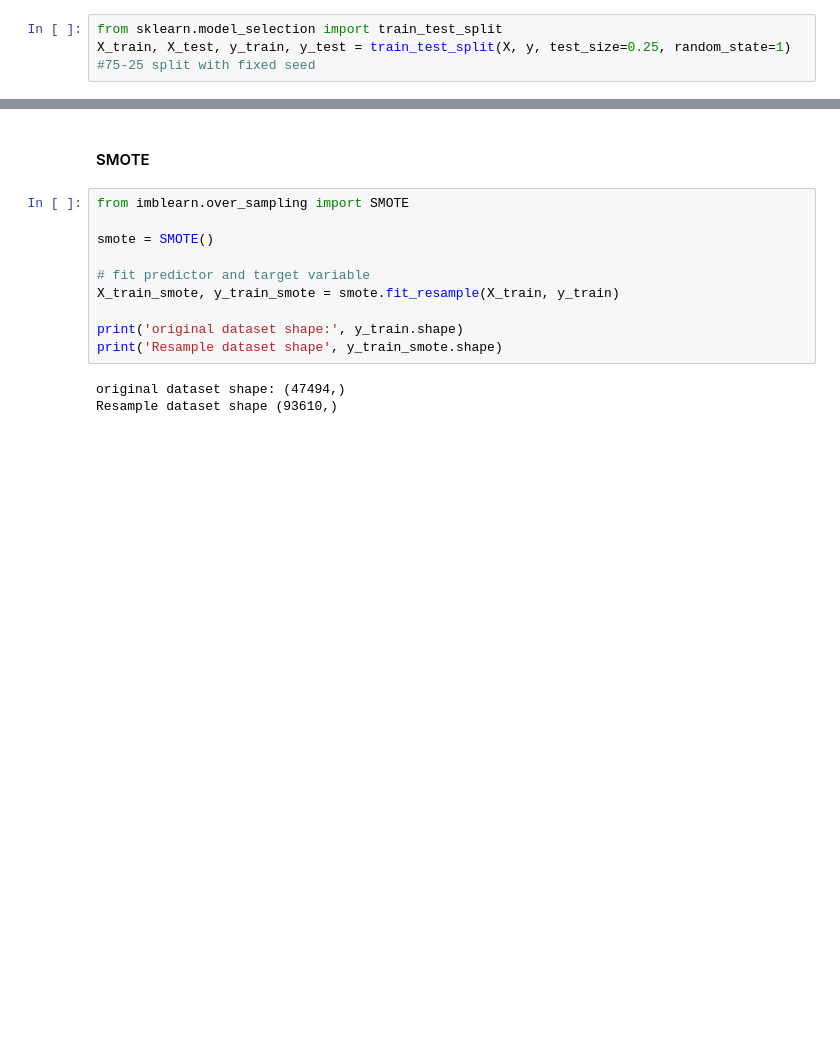
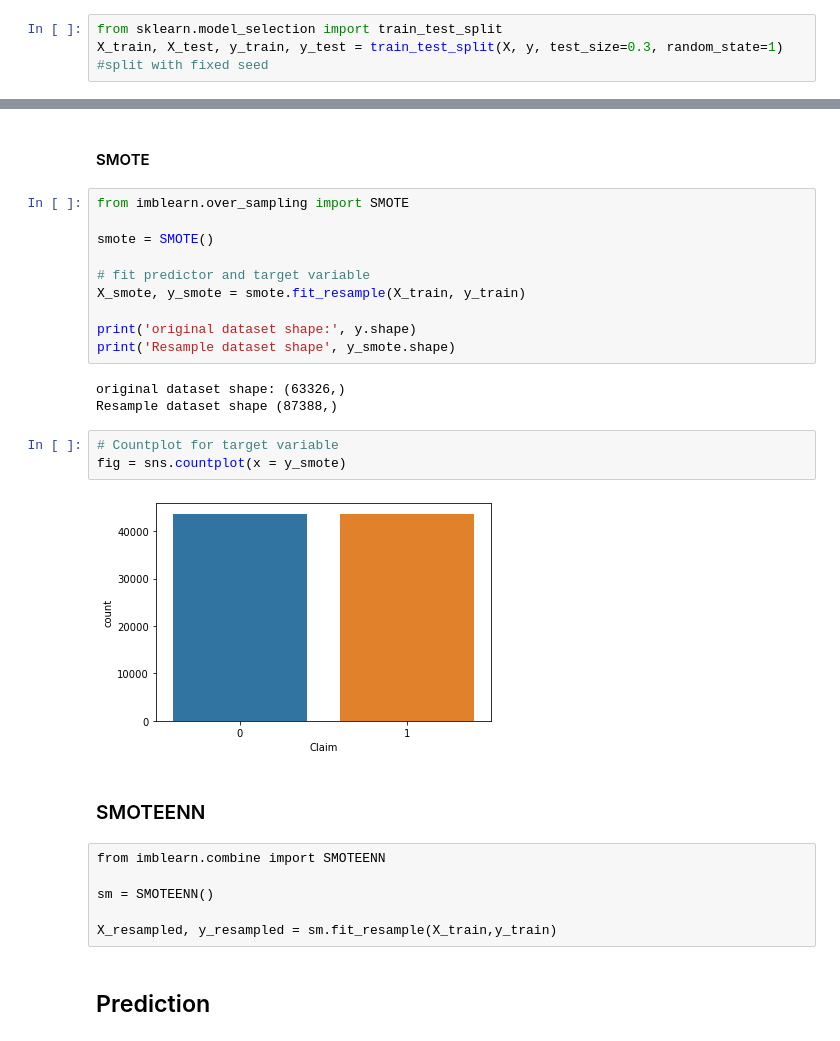
Before and after one commit to sohamthirty/Claim-Prediction, a Jupyter notebook: Preprocessing_Sampling.ipynb, the cells around one changed output, grey strips where cells are left out. Saved outputs shown, nothing was run; the diff lists cells and outputs as text; blank space fills up the shorter version.

```diff
--- a/Preprocessing_Sampling.ipynb
+++ b/Preprocessing_Sampling.ipynb
@@ -100,7 +201,7 @@ X=df.iloc[:,1:]                                              #-1 means index of
 y=df.iloc[:,0]
 # %%
 from sklearn.model_selection import train_test_split
-X_train, X_test, y_train, y_test = train_test_split(X, y, test_size=0.25, random_state=1)  #75-25 split with fixed seed
+X_train, X_test, y_train, y_test = train_test_split(X, y, test_size=0.3, random_state=1)  #split with fixed seed
 # %% [markdown]
 ### Feature Scaling
 # %%
@@ -231,11 +348,26 @@ from imblearn.over_sampling import SMOTE
 smote = SMOTE()
 
 # fit predictor and target variable
-X_train_smote, y_train_smote = smote.fit_resample(X_train, y_train)
+X_smote, y_smote = smote.fit_resample(X_train, y_train)
 
-print('original dataset shape:', y_train.shape)
-print('Resample dataset shape', y_train_smote.shape)
+print('original dataset shape:', y.shape)
+print('Resample dataset shape', y_smote.shape)
 # %% [output]
-original dataset shape: (47494,)
-Resample dataset shape (93610,)
+original dataset shape: (63326,)
+Resample dataset shape (87388,)
+# %%
+# Countplot for target variable
+fig = sns.countplot(x = y_smote)
+# %% [output]
+[figure, added]
+# %% [markdown]
+### SMOTEENN
+# %% [raw]
+from imblearn.combine import SMOTEENN
+
+sm = SMOTEENN()
+
+X_resampled, y_resampled = sm.fit_resample(X_train,y_train)
+# %% [markdown]
+## Prediction
 # %%
```
Also changed, not shown: parts of 42 cells of this notebook.
